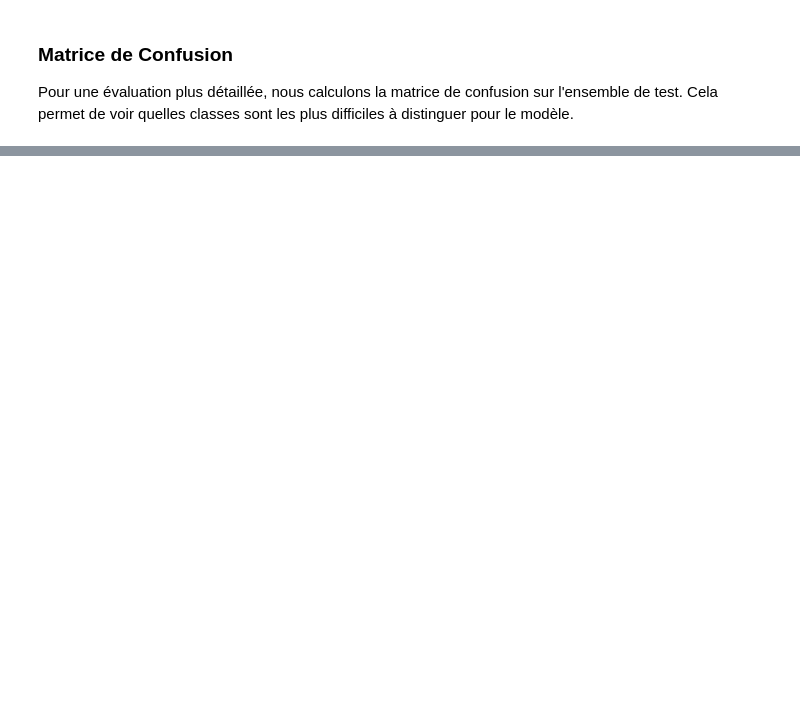
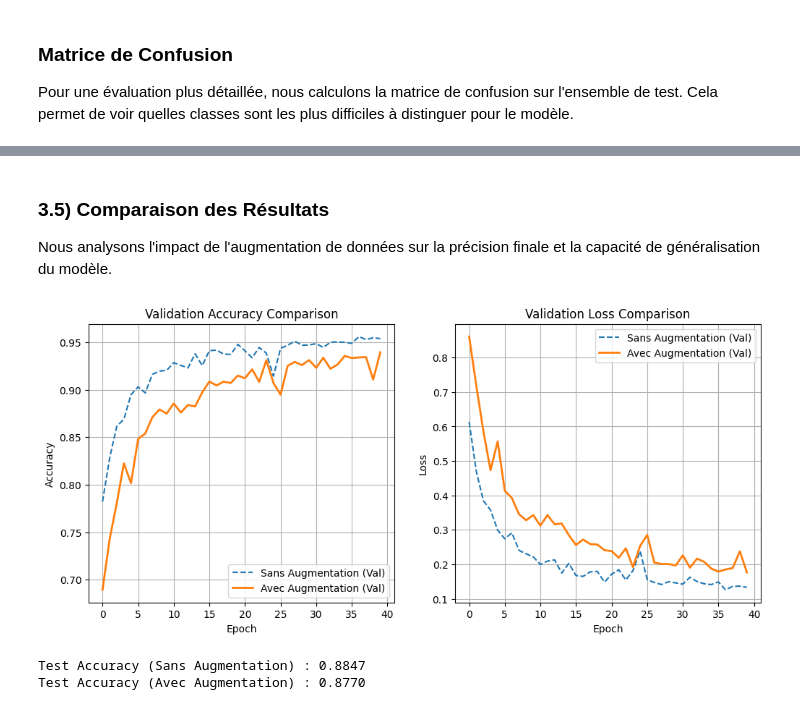
Before and after one commit to tangmomb/Projet-DL, a Jupyter notebook: projet_dl.ipynb, the cells around one changed output, grey strips where cells are left out. Drawn from its saved outputs; the diff is of its cells as text; code cells hidden in the pictures; blank space fills up the shorter version.

```diff
--- a/projet_dl.ipynb
+++ b/projet_dl.ipynb
@@ -424,0 +789,19 @@ plt.show()
+# %%
+from torch.utils.data import TensorDataset
+
+# Meme loader que sans augmentation, mais augmentation appliquee directement sur GPU dans train_loop
+train_ds_aug = TensorDataset(x_train_base, y_train_base)
+train_loader_aug = DataLoader(train_ds_aug, shuffle=True, **loader_common_kwargs)
+
+print("\n--- Entrainement CNN Avec Augmentation ---")
+start_aug = time.perf_counter()
+model_aug = maybe_compile(PathMNISTCNN().to(device), device, enable_compile=False)
+history_aug = train_loop(
+    model_aug,
+    train_loader_aug,
+    val_loader_no_aug,
+    device,
+    epochs=40,
+    augment_fn=gpu_batch_augment,
+)
+print(f"Temps total CNN avec augmentation : {time.perf_counter() - start_aug:.1f}s")
@@ -424,0 +826,56 @@ plt.show()
+# %% [markdown]
+### 3.5) Comparaison des Résultats
+
+Nous analysons l'impact de l'augmentation de données sur la précision finale et la capacité de généralisation du modèle.
+# %%
+plt.figure(figsize=(12, 5))
+
+# Plot Accuracy
+plt.subplot(1, 2, 1)
+plt.plot(history_no_aug["val_acc"], label="Sans Augmentation (Val)", linestyle="--")
+plt.plot(history_aug["val_acc"], label="Avec Augmentation (Val)", linewidth=2)
+plt.title("Validation Accuracy Comparison")
+plt.xlabel("Epoch")
+plt.ylabel("Accuracy")
+plt.legend()
+plt.grid(True)
+
+# Plot Loss
+plt.subplot(1, 2, 2)
+plt.plot(history_no_aug["val_loss"], label="Sans Augmentation (Val)", linestyle="--")
+plt.plot(history_aug["val_loss"], label="Avec Augmentation (Val)", linewidth=2)
+plt.title("Validation Loss Comparison")
+plt.xlabel("Epoch")
+plt.ylabel("Loss")
+plt.legend()
+plt.grid(True)
+
+plt.show()
+
+
+def evaluate(model, loader):
+    model.eval()
+    correct, total = 0, 0
+    use_amp = device.type == "cuda"
+    with torch.no_grad():
+        for imgs, labels in loader:
+            imgs = imgs.to(device, non_blocking=use_amp)
+            labels = labels.to(device, non_blocking=use_amp)
+            with torch.amp.autocast(device_type="cuda", enabled=use_amp):
+                outputs = model(imgs)
+            _, pred = torch.max(outputs, 1)
+            correct += (pred == labels).sum().item()
+            total += labels.size(0)
+    return correct / total
+
+
+test_loader = DataLoader(TensorDataset(x_test_base, y_test_base), shuffle=False, **loader_common_kwargs)
+acc_no_aug = evaluate(model_no_aug, test_loader)
+acc_aug = evaluate(model_aug, test_loader)
+
+print(f"Test Accuracy (Sans Augmentation) : {acc_no_aug:.4f}")
+print(f"Test Accuracy (Avec Augmentation) : {acc_aug:.4f}")
+# %% [output]
+[figure, added]
+Test Accuracy (Sans Augmentation) : 0.8847
+Test Accuracy (Avec Augmentation) : 0.8770
```
Also changed, not shown: parts of 21 cells of this notebook.
